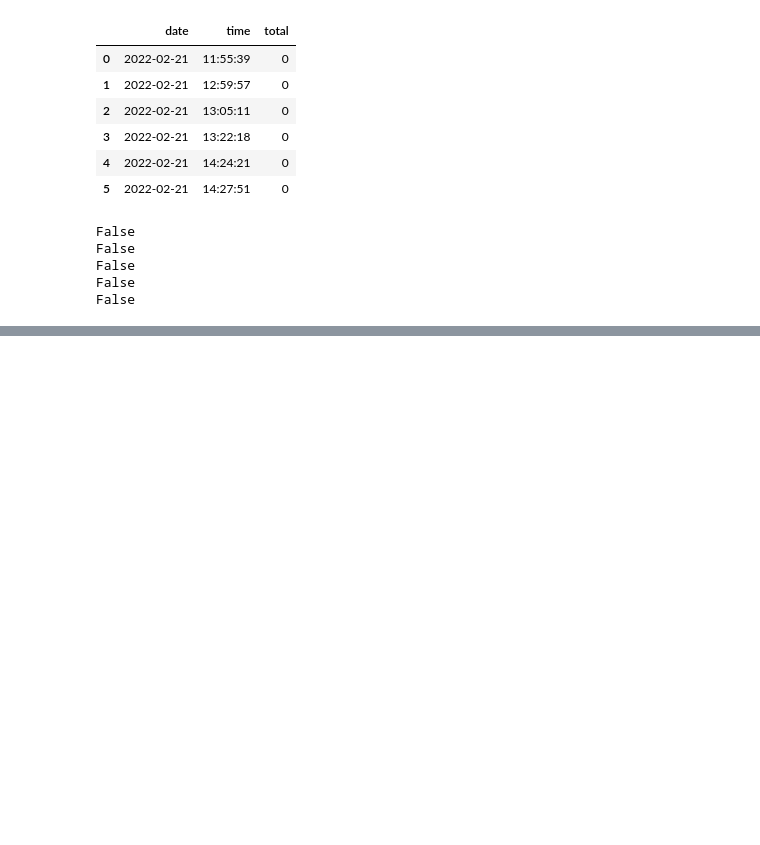
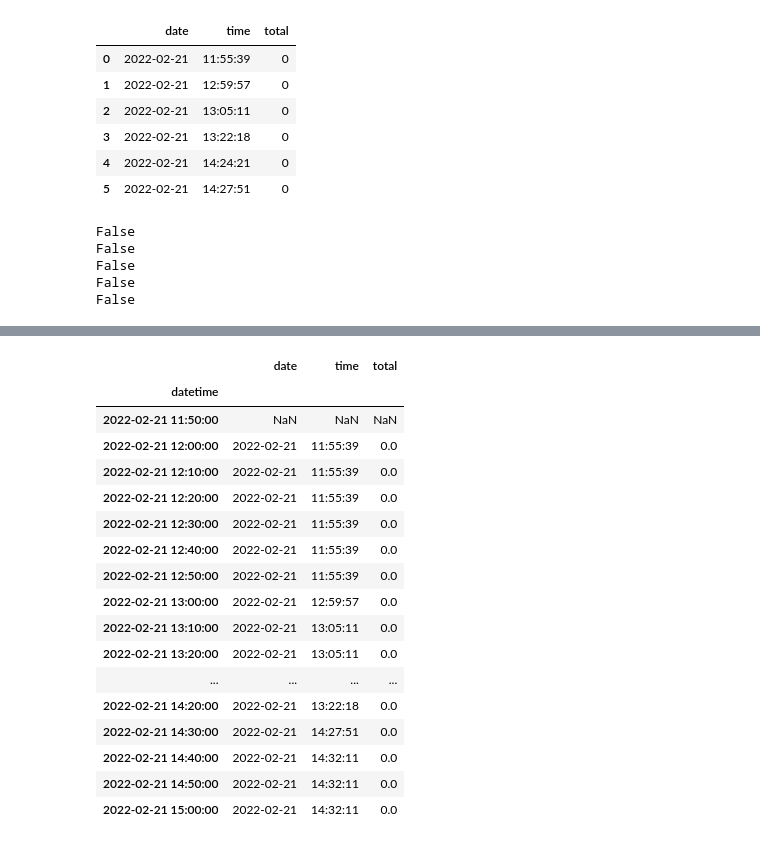
Before and after one commit to RobbeRDG/industry_ai_renson, a Jupyter notebook: data_preprocessing.ipynb, the cells around one changed output, grey strips where cells are left out. Drawn from its saved outputs; the diff is of its cells as text; code cells hidden in the pictures; blank space fills up the shorter version.

```diff
--- a/data_preprocessing.ipynb
+++ b/data_preprocessing.ipynb
@@ -76,0 +91,32 @@ test.head(200)
+# %%
+# First sort the occupancy data by time
+bathroom_occupancy.sort_values(by=["date", "time"], ascending=[False, False])
+
+# Add a datetime column
+bathroom_occupancy['datetime'] = bathroom_occupancy['date'] + ' ' + bathroom_occupancy['time']
+bathroom_occupancy['datetime'] = pd.to_datetime(bathroom_occupancy['datetime'], format = '%Y-%m-%d %H:%M:%S')
+bathroom_occupancy.set_index('datetime', drop=True, inplace=True)
+
+# Upsample the time series
+bathroom_occupancy = bathroom_occupancy.resample('10Min').ffill()
+
+bathroom_occupancy.head(20)
+# %% [output]
+|  | date | time | total |
+| datetime |  |  |  |
+| 2022-02-21 11:50:00 | NaN | NaN | NaN |
+| 2022-02-21 12:00:00 | 2022-02-21 | 11:55:39 | 0.0 |
+| 2022-02-21 12:10:00 | 2022-02-21 | 11:55:39 | 0.0 |
+| 2022-02-21 12:20:00 | 2022-02-21 | 11:55:39 | 0.0 |
+| 2022-02-21 12:30:00 | 2022-02-21 | 11:55:39 | 0.0 |
+| 2022-02-21 12:40:00 | 2022-02-21 | 11:55:39 | 0.0 |
+| 2022-02-21 12:50:00 | 2022-02-21 | 11:55:39 | 0.0 |
+| 2022-02-21 13:00:00 | 2022-02-21 | 12:59:57 | 0.0 |
+| 2022-02-21 13:10:00 | 2022-02-21 | 13:05:11 | 0.0 |
+| 2022-02-21 13:20:00 | 2022-02-21 | 13:05:11 | 0.0 |
+| ... | ... | ... | ... |
+| 2022-02-21 14:20:00 | 2022-02-21 | 13:22:18 | 0.0 |
+| 2022-02-21 14:30:00 | 2022-02-21 | 14:27:51 | 0.0 |
+| 2022-02-21 14:40:00 | 2022-02-21 | 14:32:11 | 0.0 |
+| 2022-02-21 14:50:00 | 2022-02-21 | 14:32:11 | 0.0 |
+| 2022-02-21 15:00:00 | 2022-02-21 | 14:32:11 | 0.0 |
```
Also changed, not shown: parts of 6 cells of this notebook, 2 other files.
